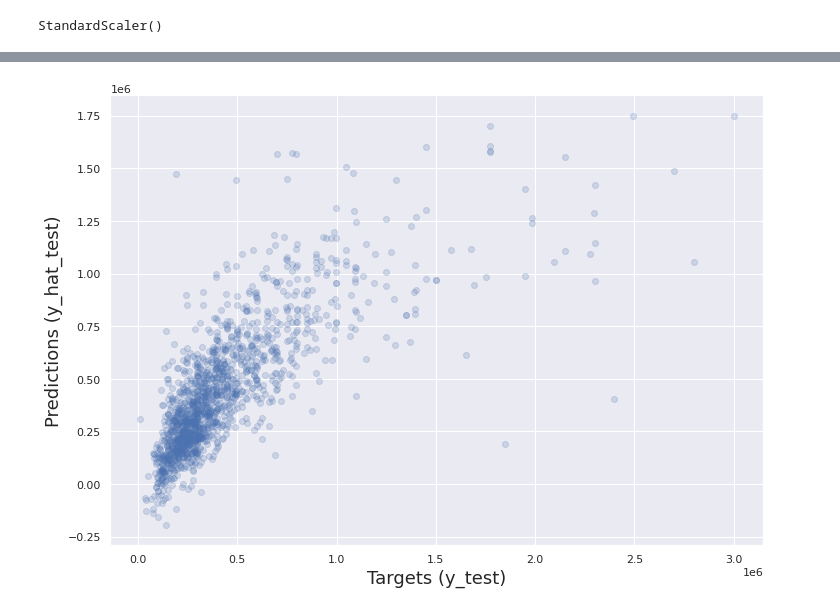
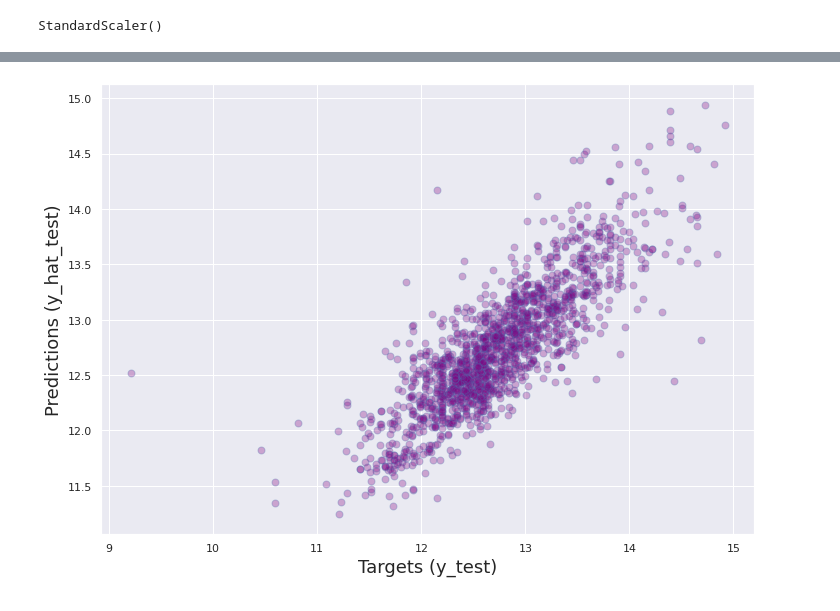
Before and after one commit to dilsadozbrk/immo_eliza_regression, a Jupyter notebook: Data_cleaning.ipynb, the cells around one changed output, grey strips where cells are left out. Cells and saved outputs as stored; diff of their text form; code cells hidden in the pictures.

Commit message:
log price added

```diff
--- a/Data_cleaning.ipynb
+++ b/Data_cleaning.ipynb
@@ -446,3 +469,9 @@ axs[1, 1].set_title('Price and Surface of the plot')
 # %% [output]
 Text(0.5, 1.0, 'Price and Surface of the plot')
 [figure]
+# %%
+log_price = np.log(data_cleaned['Price'])
+
+# Then we add it to our data frame
+data_cleaned['log_price'] = log_price
+data_cleaned
@@ -449,3 +492,5 @@ Text(0.5, 1.0, 'Price and Surface of the plot')
+# %%
+data_cleaned= data_cleaned.drop(['Price'], axis=1)
 # %% [markdown]
 ### Multicolineratiy
 # %%
@@ -585,8 +634,8 @@ df_reg = data_with_dummies.copy()
 # %% [markdown]
 Declare the features and targets
 # %%
-X = df_reg.drop(['Price'], axis =1)
-y = df_reg['Price']
+X = df_reg.drop(['log_price'], axis =1)
+y = df_reg['log_price']
 # %%
 print("Shape of X: ", X.shape)
 print("Shape of y: ", y.shape)
@@ -649,5 +697,0 @@ Text(0.5, 1.0, 'Residuals PDF')
-# %%
-# Create a scaler object
-scaler = StandardScaler()
-# Fit the inputs (calculate the mean and standard deviation feature-wise)
-scaler.fit(X_test)
@@ -732,12 +790,12 @@ reg_summary
 # %%
 y_hat_test = regressor.predict(X_test)
 # %%
-plt.scatter(y_test, y_hat_test, alpha=0.2)
+plt.scatter(y_test, y_hat_test, alpha=0.3, color = 'purple', edgecolor = 'b', s = 50)
 plt.xlabel('Targets (y_test)',size=18)
 plt.ylabel('Predictions (y_hat_test)',size=18)
 plt.show()
 # %% [output]
-[figure, old version]
+[figure, new version]
 # %%
 from sklearn.preprocessing import PolynomialFeatures
 
```
Also changed, not shown: parts of 21 cells of this notebook.
